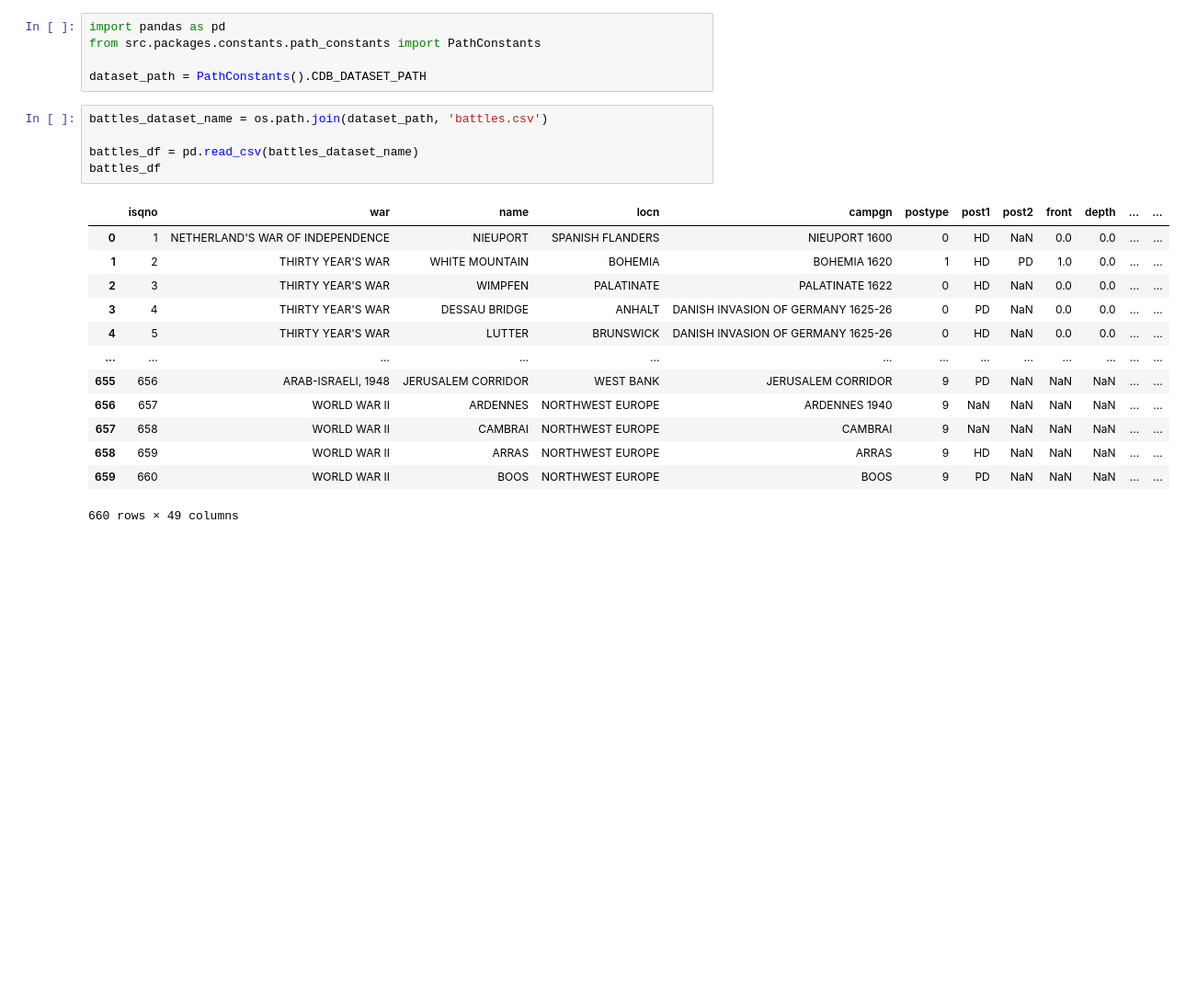
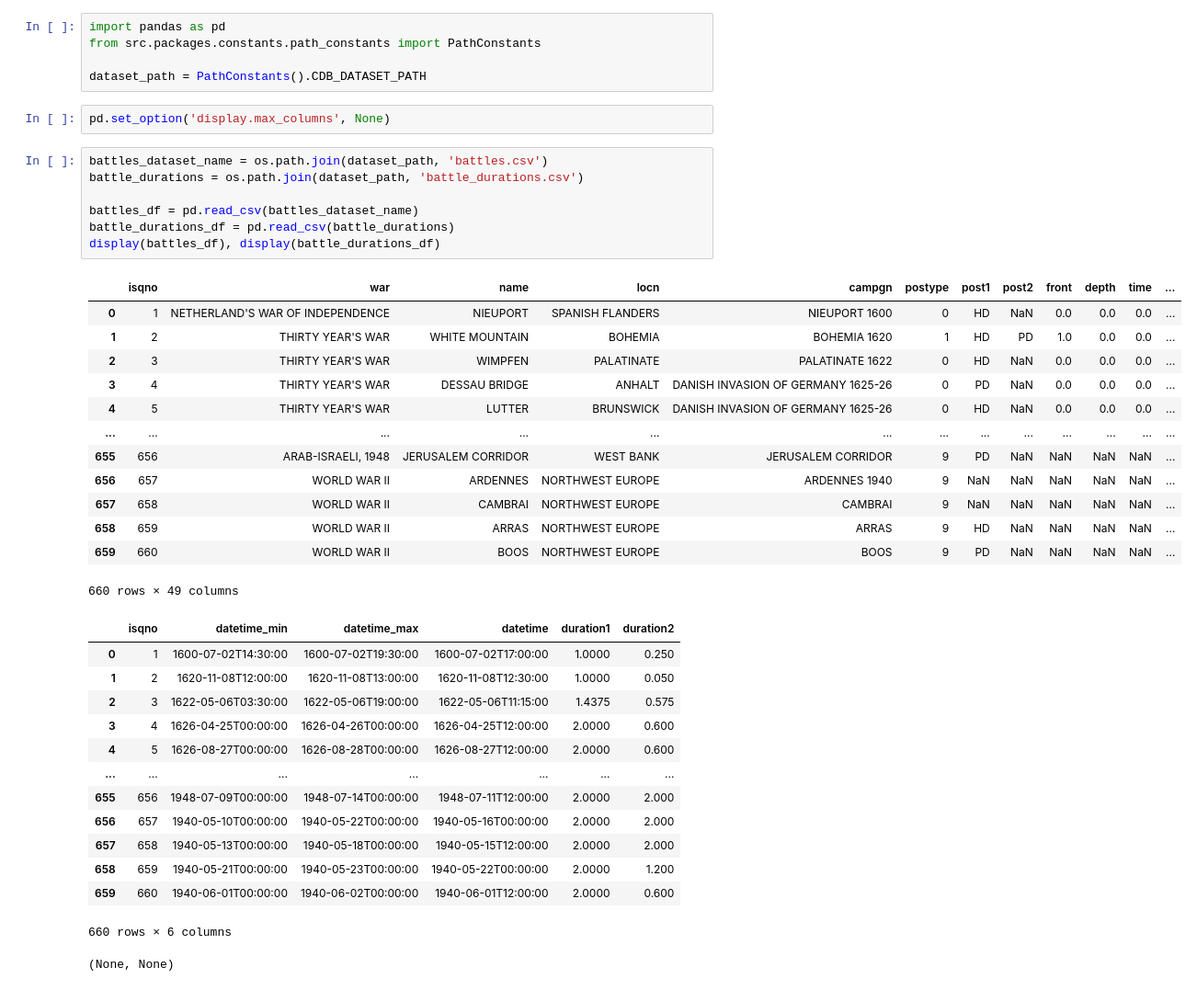
Before and after one commit to Reennon/operation-simulation, a Jupyter notebook: notebooks/data-eda.ipynb, the cells around one changed output. Shown at 92% size. Drawn from its saved outputs; the diff is of its cells as text; blank space fills up the shorter version.

```diff
--- a/notebooks/data-eda.ipynb
+++ b/notebooks/data-eda.ipynb
@@ -10,23 +10,41 @@ import pandas as pd
 from src.packages.constants.path_constants import PathConstants
 
 dataset_path = PathConstants().CDB_DATASET_PATH
+# %%
+pd.set_option('display.max_columns', None)
 # %%
 battles_dataset_name = os.path.join(dataset_path, 'battles.csv')
+battle_durations = os.path.join(dataset_path, 'battle_durations.csv')
 
 battles_df = pd.read_csv(battles_dataset_name)
-battles_df
+battle_durations_df = pd.read_csv(battle_durations)
+display(battles_df), display(battle_durations_df)
 # %% [output]
-|  | isqno | war | name | locn | campgn | postype | post1 | post2 | front | depth | ... | ... |
-| 0 | 1 | NETHERLAND'S WAR OF INDEPENDENCE | NIEUPORT | SPANISH FLANDERS | NIEUPORT 1600 | 0 | HD | NaN | 0.0 | 0.0 | ... | ... |
-| 1 | 2 | THIRTY YEAR'S WAR | WHITE MOUNTAIN | BOHEMIA | BOHEMIA 1620 | 1 | HD | PD | 1.0 | 0.0 | ... | ... |
-| 2 | 3 | THIRTY YEAR'S WAR | WIMPFEN | PALATINATE | PALATINATE 1622 | 0 | HD | NaN | 0.0 | 0.0 | ... | ... |
-| 3 | 4 | THIRTY YEAR'S WAR | DESSAU BRIDGE | ANHALT | DANISH INVASION OF GERMANY 1625-26 | 0 | PD | NaN | 0.0 | 0.0 | ... | ... |
-| 4 | 5 | THIRTY YEAR'S WAR | LUTTER | BRUNSWICK | DANISH INVASION OF GERMANY 1625-26 | 0 | HD | NaN | 0.0 | 0.0 | ... | ... |
+|  | isqno | war | name | locn | campgn | postype | post1 | post2 | front | depth | time | ... |
+| 0 | 1 | NETHERLAND'S WAR OF INDEPENDENCE | NIEUPORT | SPANISH FLANDERS | NIEUPORT 1600 | 0 | HD | NaN | 0.0 | 0.0 | 0.0 | ... |
+| 1 | 2 | THIRTY YEAR'S WAR | WHITE MOUNTAIN | BOHEMIA | BOHEMIA 1620 | 1 | HD | PD | 1.0 | 0.0 | 0.0 | ... |
+| 2 | 3 | THIRTY YEAR'S WAR | WIMPFEN | PALATINATE | PALATINATE 1622 | 0 | HD | NaN | 0.0 | 0.0 | 0.0 | ... |
+| 3 | 4 | THIRTY YEAR'S WAR | DESSAU BRIDGE | ANHALT | DANISH INVASION OF GERMANY 1625-26 | 0 | PD | NaN | 0.0 | 0.0 | 0.0 | ... |
+| 4 | 5 | THIRTY YEAR'S WAR | LUTTER | BRUNSWICK | DANISH INVASION OF GERMANY 1625-26 | 0 | HD | NaN | 0.0 | 0.0 | 0.0 | ... |
 | ... | ... | ... | ... | ... | ... | ... | ... | ... | ... | ... | ... | ... |
-| 655 | 656 | ARAB-ISRAELI, 1948 | JERUSALEM CORRIDOR | WEST BANK | JERUSALEM CORRIDOR | 9 | PD | NaN | NaN | NaN | ... | ... |
-| 656 | 657 | WORLD WAR II | ARDENNES | NORTHWEST EUROPE | ARDENNES 1940 | 9 | NaN | NaN | NaN | NaN | ... | ... |
-| 657 | 658 | WORLD WAR II | CAMBRAI | NORTHWEST EUROPE | CAMBRAI | 9 | NaN | NaN | NaN | NaN | ... | ... |
-| 658 | 659 | WORLD WAR II | ARRAS | NORTHWEST EUROPE | ARRAS | 9 | HD | NaN | NaN | NaN | ... | ... |
-| 659 | 660 | WORLD WAR II | BOOS | NORTHWEST EUROPE | BOOS | 9 | PD | NaN | NaN | NaN | ... | ... |
+| 655 | 656 | ARAB-ISRAELI, 1948 | JERUSALEM CORRIDOR | WEST BANK | JERUSALEM CORRIDOR | 9 | PD | NaN | NaN | NaN | NaN | ... |
+| 656 | 657 | WORLD WAR II | ARDENNES | NORTHWEST EUROPE | ARDENNES 1940 | 9 | NaN | NaN | NaN | NaN | NaN | ... |
+| 657 | 658 | WORLD WAR II | CAMBRAI | NORTHWEST EUROPE | CAMBRAI | 9 | NaN | NaN | NaN | NaN | NaN | ... |
+| 658 | 659 | WORLD WAR II | ARRAS | NORTHWEST EUROPE | ARRAS | 9 | HD | NaN | NaN | NaN | NaN | ... |
+| 659 | 660 | WORLD WAR II | BOOS | NORTHWEST EUROPE | BOOS | 9 | PD | NaN | NaN | NaN | NaN | ... |
 660 rows × 49 columns
+|  | isqno | datetime_min | datetime_max | datetime | duration1 | duration2 |
+| 0 | 1 | 1600-07-02T14:30:00 | 1600-07-02T19:30:00 | 1600-07-02T17:00:00 | 1.0000 | 0.250 |
+| 1 | 2 | 1620-11-08T12:00:00 | 1620-11-08T13:00:00 | 1620-11-08T12:30:00 | 1.0000 | 0.050 |
+| 2 | 3 | 1622-05-06T03:30:00 | 1622-05-06T19:00:00 | 1622-05-06T11:15:00 | 1.4375 | 0.575 |
+| 3 | 4 | 1626-04-25T00:00:00 | 1626-04-26T00:00:00 | 1626-04-25T12:00:00 | 2.0000 | 0.600 |
+| 4 | 5 | 1626-08-27T00:00:00 | 1626-08-28T00:00:00 | 1626-08-27T12:00:00 | 2.0000 | 0.600 |
+| ... | ... | ... | ... | ... | ... | ... |
+| 655 | 656 | 1948-07-09T00:00:00 | 1948-07-14T00:00:00 | 1948-07-11T12:00:00 | 2.0000 | 2.000 |
+| 656 | 657 | 1940-05-10T00:00:00 | 1940-05-22T00:00:00 | 1940-05-16T00:00:00 | 2.0000 | 2.000 |
+| 657 | 658 | 1940-05-13T00:00:00 | 1940-05-18T00:00:00 | 1940-05-15T12:00:00 | 2.0000 | 2.000 |
+| 658 | 659 | 1940-05-21T00:00:00 | 1940-05-23T00:00:00 | 1940-05-22T00:00:00 | 2.0000 | 1.200 |
+| 659 | 660 | 1940-06-01T00:00:00 | 1940-06-02T00:00:00 | 1940-06-01T12:00:00 | 2.0000 | 0.600 |
+660 rows × 6 columns
+(None, None)
 # %%
```
Also changed, not shown: parts of 4 cells of this notebook, 26 other files.
